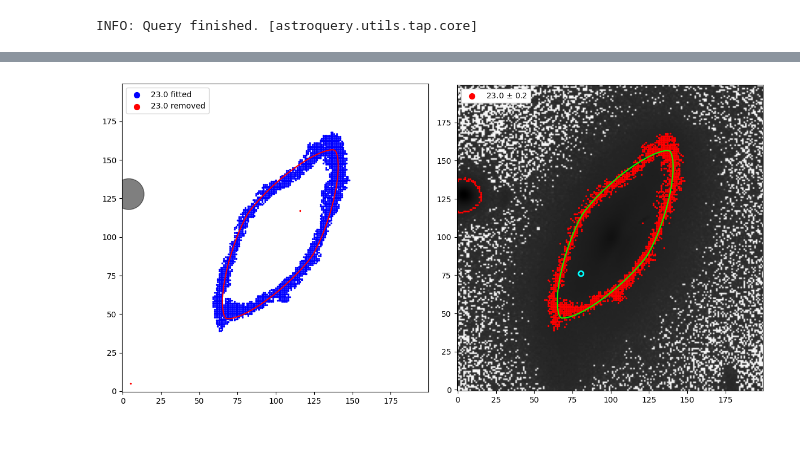
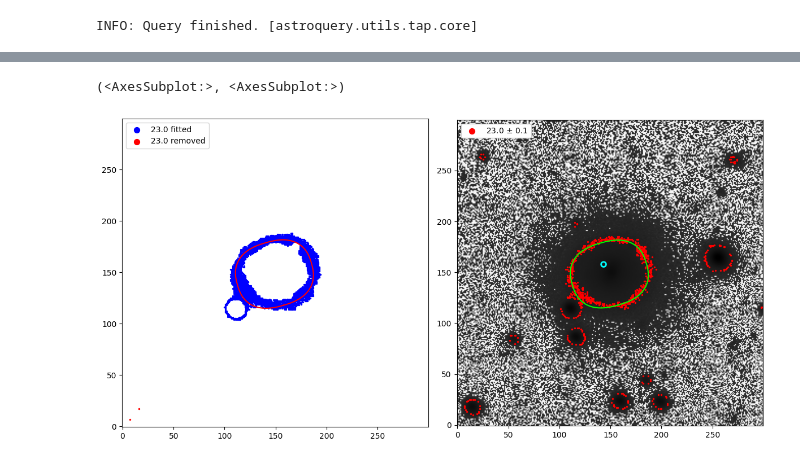
Before and after one commit to RobertSenzel/ZTF_host_decomp, a Jupyter notebook: mask_query.ipynb, the cells around one changed output, grey strips where cells are left out. Drawn from its saved outputs; the diff is of its cells as text; code cells hidden in the pictures.

```diff
--- a/mask_query.ipynb
+++ b/mask_query.ipynb
@@ -38,8 +38,8 @@ importlib.reload(glp)
 tbm = ['ZTF20acwmpsj', 'ZTF19acmvrsw', 'ZTF19acrddcz', 'ZTF19ackjmge',
         'ZTF18aahfzea', 'ZTF20aaummmc', 'ZTF19acymzwh']
 # %%
-sn_name = tbm[2]
-sn_name = 'ZTF18acatuts'
-gd = glp.galaxy_decomp(sn_name, verbose=True, mask=False, band='g', size=200, source='query', catalog='ztf')
-gd.gobj.brick
+sn_name = tbm[0]
+gd = glp.galaxy_decomp(sn_name, verbose=True, mask=False, size=300, source='query', catalog='ztf')
+print(gd.gobj['g'].brick)
+print(gd.gobj['r'].brick)
 # %% [output]
@@ -54,11 +52,10 @@ dr10 200 200
 # %%
-ra, dec = gd.gobj.gal['host']
+ra, dec = gd.gobj['g'].gal['host']
 coord = SkyCoord(ra=ra, dec=dec, unit=(u.degree, u.degree), frame='icrs')
 
-size = u.Quantity(gd.image.shape[0] * 0.262/3600, u.deg)
+size = u.Quantity(gd.image['g'].shape[0] * 0.262/3600, u.deg)
 r = Gaia.query_object_async(coordinate=coord, width=size, height=size)
 masks_gaia = r[['ra', 'dec']]
-masks_gaia['radius'] = 10
-masks_gaia['check'] = 0
+masks_gaia['radius'] = 15
 # %% [output]
 INFO: Query finished. [astroquery.utils.tap.core]
@@ -65,7 +120,8 @@ INFO: Query finished. [astroquery.utils.tap.core]
 # %%
 mask_data= masks_gaia.to_pandas().values
-iso=23
-gd.contour_fit(iso, window=0.3, mask=mask_data)
-ax1, ax2 = gd.plot_fit([iso], width=0.2, mask=mask_data, zoom=False)
+iso, band = 23, 'g'
+gd.contour_fit(iso, mask=[], band=band)
+gd.plot_fit([iso], band=band, width=0.1, zoom=False)
 # %% [output]
+(<AxesSubplot:>, <AxesSubplot:>)
-[figure, old version]
+[figure, new version]
```
Also changed, not shown: parts of 23 cells of this notebook, 3 other files.
